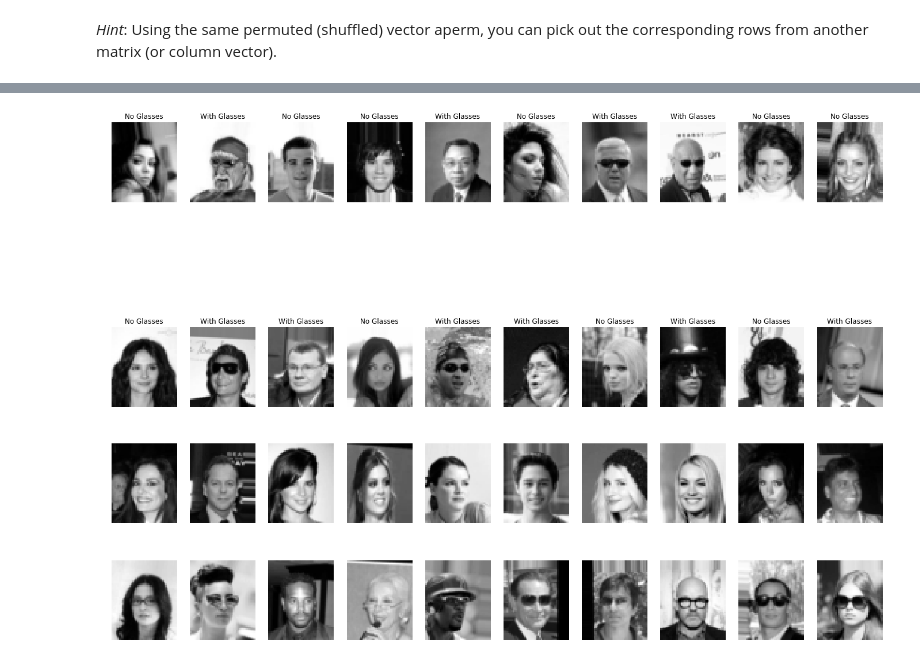
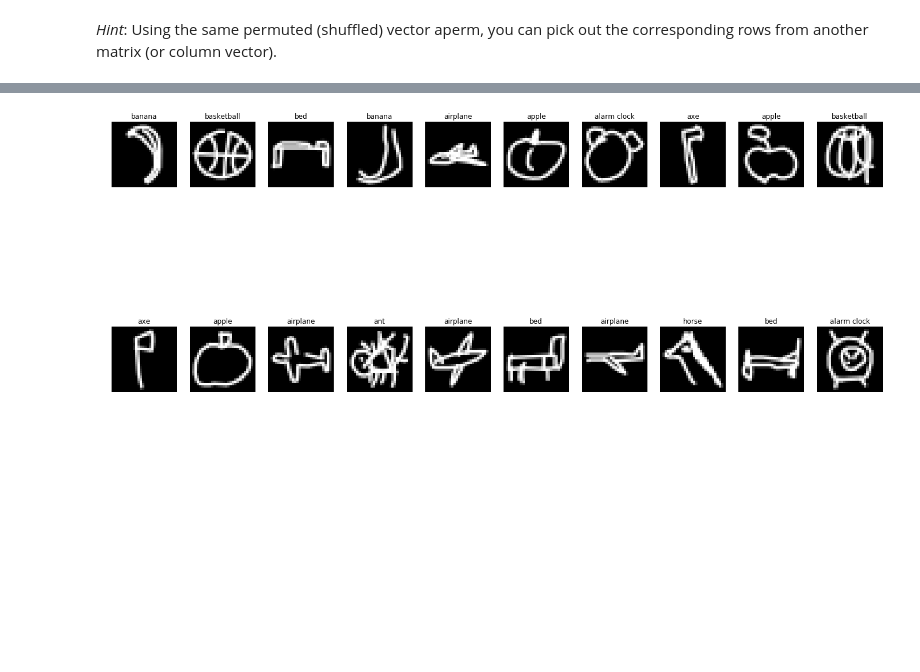
Before and after one commit to ubdsgroup/mlcourse-ub-notebooks, a Jupyter notebook: notebooks/ProgrammingAssignment1.ipynb, the cells around one changed output, grey strips where cells are left out. Cells and saved outputs as stored; diff of their text form; code cells hidden in the pictures; blank space fills up the shorter version.

```diff
--- a/notebooks/ProgrammingAssignment1.ipynb
+++ b/notebooks/ProgrammingAssignment1.ipynb
@@ -85,6 +92,3 @@ print A2.shape
 (4923, 784)
 # %% [markdown]
 <i>Hint</i>: Using the same permuted (shuffled) vector aperm, you can pick out the corresponding rows from another matrix (or column vector).
-# %%
-import pickle
-training_label = pickle.load(open('/Users/chandola/Desktop/train_label.txt','rb'))
@@ -102,17 +102,21 @@ mat = loadmat('/Users/chandola/Teaching/ubmlcourse/notebooks/data/face_all.mat')
+# %%
+with open('./AI_quick_draw.pickle','rb') as f:
+    data_train = pickle.load(f)
+    label_train = pickle.load(f)
+    data_test = pickle.load(f)
+    label_test = pickle.load(f)
+# %%
+names = ['apple', 'airplane', 'basketball', 'axe', 'banana', 'horse', 'arm', 'alarm clock', 'ant', 'bed']
 # %%
-labels = mat['Labels'][0]
-r = np.random.permutation(len(labels))
+r = np.random.permutation(len(label_train))
 # %%
 fig = plt.figure(figsize=(24,12))
 for i in range(20):
     plt.subplot(2,10,i+1)
-    row = mat['Features'][r[i]]
-    plt.imshow(np.reshape(row,((54,44))),cmap='gray')
-    l = labels[r[i]]
-    if l == 0:
-        plt.title('No Glasses')
-    else:
-        plt.title('With Glasses')
+    row = data_train[r[i],:]
+    plt.imshow(np.reshape(row,((28,28))),cmap='gray')
+    l = np.where(label_train[r[i],:] == 1)[0][0]
+    plt.title(names[l])
     plt.axis('off')
 # %% [output]
-[figure, old version]
+[figure, new version]
@@ -125,18 +122,0 @@ r1 = np.random.permutation(len(class1inds))
-# %%
-fig = plt.figure(figsize=(24,12))
-for i in range(10):
-    plt.subplot(1,10,i+1)
-    row = mat['Features'][class0inds[r0[i]]]
-    plt.imshow(np.reshape(row,((54,44))),cmap='gray')
-    plt.axis('off')
-# %% [output]
-[figure, removed]
-# %%
-fig = plt.figure(figsize=(24,12))
-for i in range(10):
-    plt.subplot(1,10,i+1)
-    row = mat['Features'][class1inds[r1[i]]]
-    plt.imshow(np.reshape(row,((54,44))),cmap='gray')
-    plt.axis('off')
-# %% [output]
-[figure, removed]
```
Also changed, not shown: parts of 11 cells of this notebook, 15 other files.
